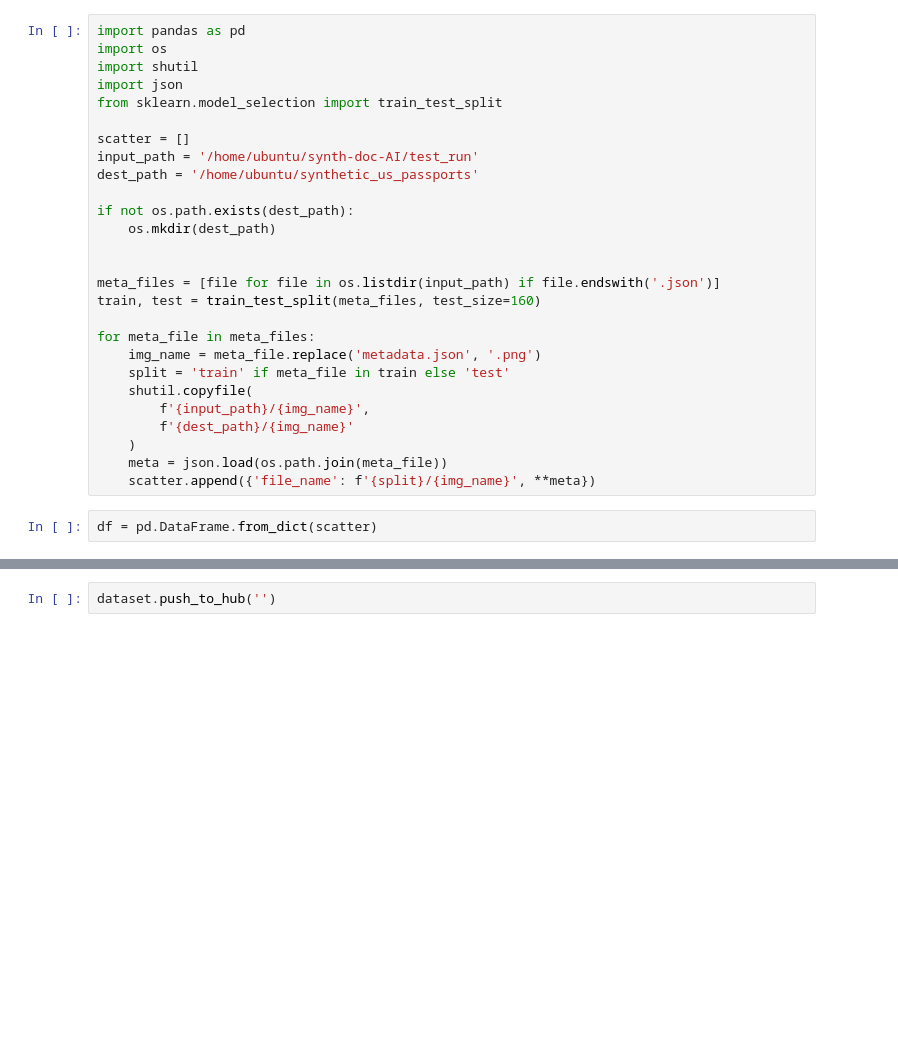
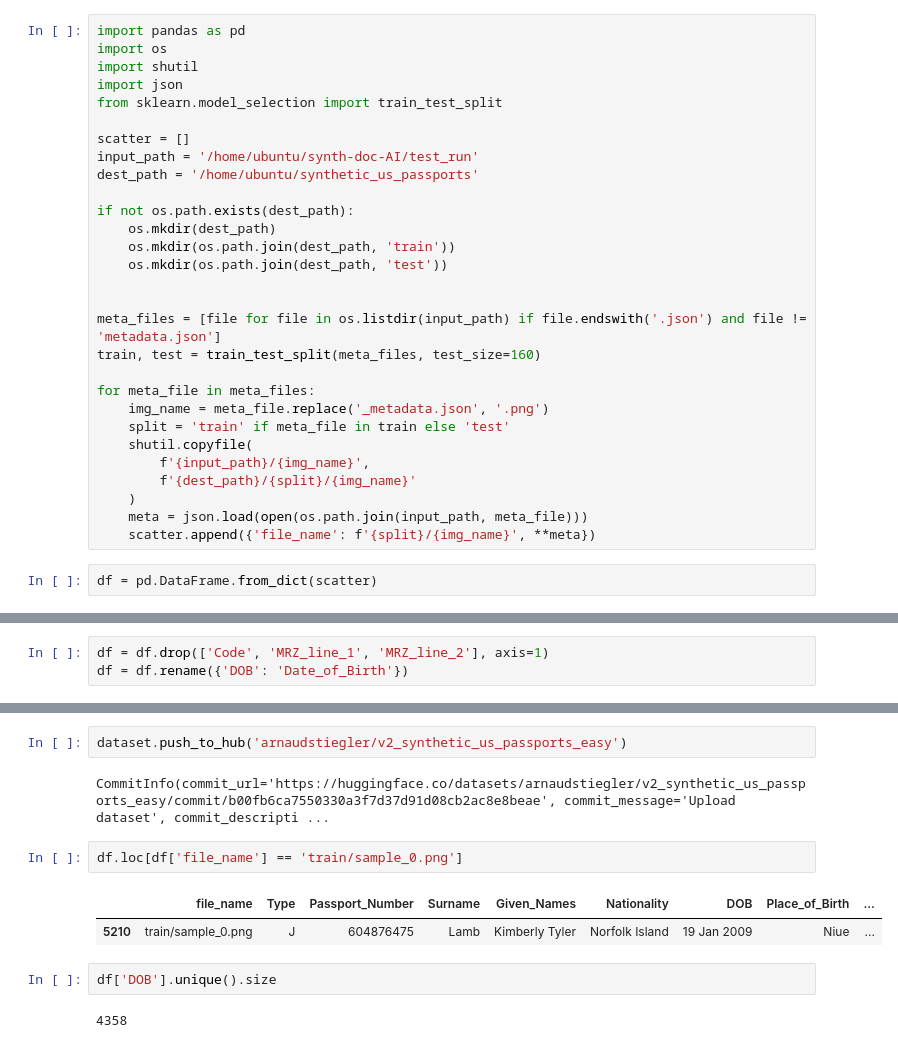
Before and after one commit to arnaudstiegler/synth-doc-AI, a Jupyter notebook: template_based_synthetic/convert_to_hf.ipynb, the cells around one changed output, grey strips where cells are left out. Saved outputs shown, nothing was run; the diff lists cells and outputs as text; blank space fills up the shorter version.

```diff
--- a/template_based_synthetic/convert_to_hf.ipynb
+++ b/template_based_synthetic/convert_to_hf.ipynb
@@ -11,19 +11,21 @@ dest_path = '/home/ubuntu/synthetic_us_passports'
 
 if not os.path.exists(dest_path):
     os.mkdir(dest_path)
+    os.mkdir(os.path.join(dest_path, 'train'))
+    os.mkdir(os.path.join(dest_path, 'test'))
 
 
-meta_files = [file for file in os.listdir(input_path) if file.endswith('.json')]
+meta_files = [file for file in os.listdir(input_path) if file.endswith('.json') and file != 'metadata.json']
 train, test = train_test_split(meta_files, test_size=160)
 
 for meta_file in meta_files:
-    img_name = meta_file.replace('metadata.json', '.png')
+    img_name = meta_file.replace('_metadata.json', '.png')
     split = 'train' if meta_file in train else 'test'
     shutil.copyfile(
         f'{input_path}/{img_name}',
-        f'{dest_path}/{img_name}'
+        f'{dest_path}/{split}/{img_name}'
     )
-    meta = json.load(os.path.join(meta_file))
+    meta = json.load(open(os.path.join(input_path, meta_file)))
     scatter.append({'file_name': f'{split}/{img_name}', **meta})
 # %%
 df = pd.DataFrame.from_dict(scatter)
@@ -32 +41,4 @@ df.head()
+# %%
+df = df.drop(['Code', 'MRZ_line_1', 'MRZ_line_2'], axis=1)
+df = df.rename({'DOB': 'Date_of_Birth'})
 # %%
@@ -38,2 +68,13 @@ dataset = load_dataset('')
 # %%
-dataset.push_to_hub('')
+dataset.push_to_hub('arnaudstiegler/v2_synthetic_us_passports_easy')
+# %% [output]
+CommitInfo(commit_url='https://huggingface.co/datasets/arnaudstiegler/v2_synthetic_us_passports_easy/commit/b00fb6ca7550330a3f7d37d91d08cb2ac8e8beae', commit_message='Upload dataset', commit_descripti ...
+# %%
+df.loc[df['file_name'] == 'train/sample_0.png']
+# %% [output]
+|  | file_name | Type | Passport_Number | Surname | Given_Names | Nationality | DOB | Place_of_Birth | ... |
+| 5210 | train/sample_0.png | J | 604876475 | Lamb | Kimberly Tyler | Norfolk Island | 19 Jan 2009 | Niue | ... |
+# %%
+df['DOB'].unique().size
+# %% [output]
+4358
```
Also changed, not shown: parts of 5 cells of this notebook.
